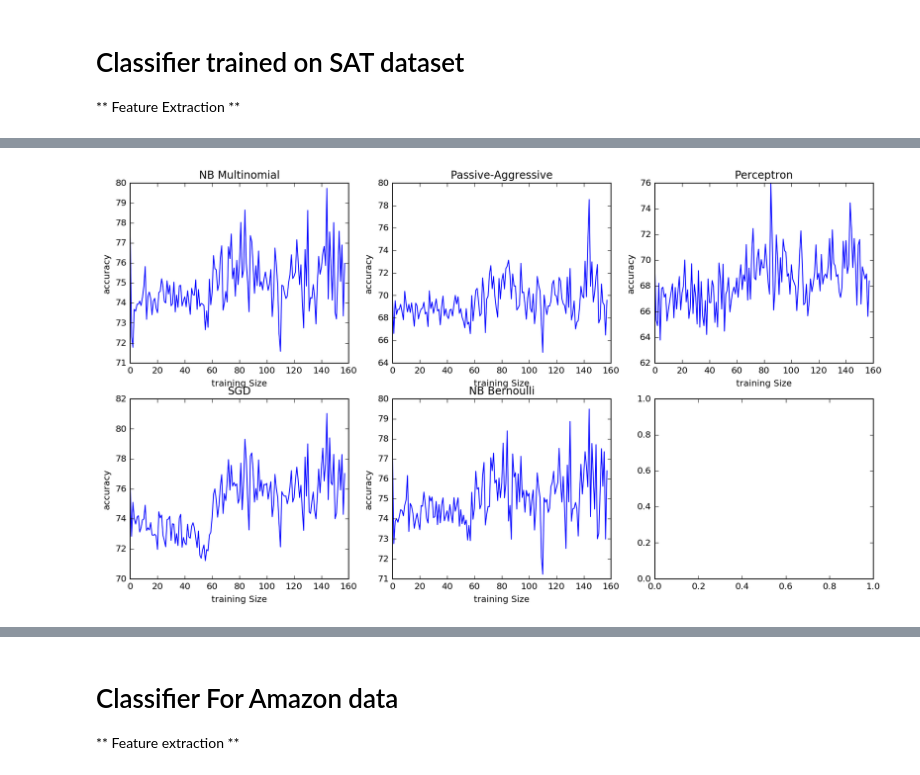
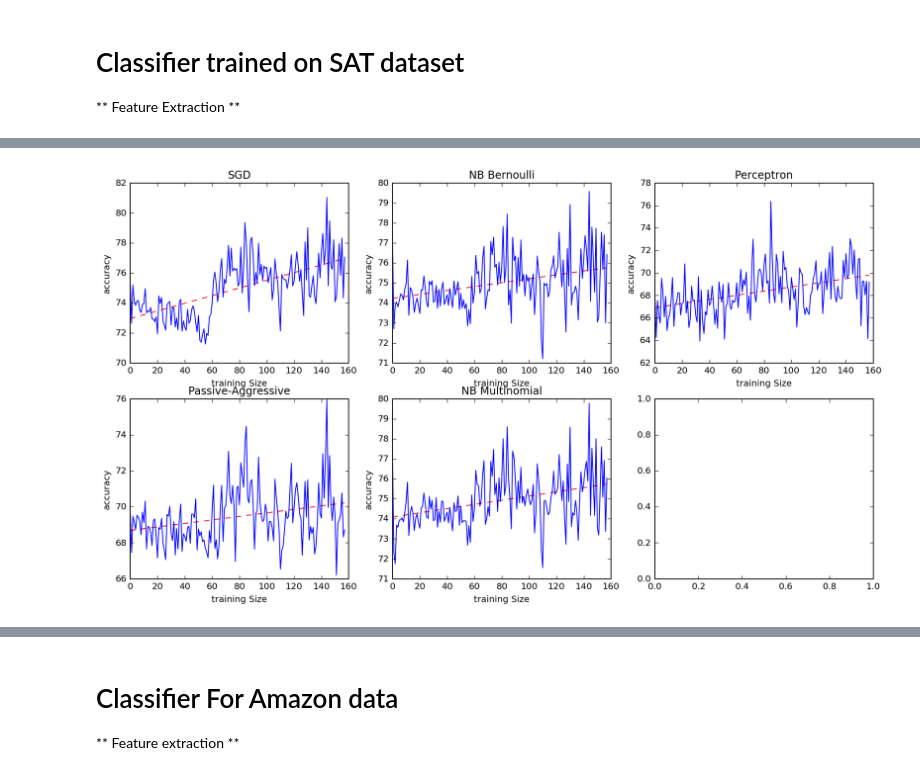
Before and after one commit to meryemwehbe/NTDS_Project, a Jupyter notebook: myProject.ipynb, the cells around one changed output, grey strips where cells are left out. Drawn from its saved outputs; the diff is of its cells as text; code cells hidden in the pictures.

```diff
--- a/myProject.ipynb
+++ b/myProject.ipynb
@@ -199,22 +151,0 @@ Type = <class 'list'>
-# %%
-positivefile = open('positive-words.txt', "r")
-positive=positivefile.read().split(";;;;;;;;;;;;;;;;;;;;;;;;;;;;;;;;;;;;;;;;;;;;;;;;;;;;;;;;;;;;;;;;;;;;;;;;;;;;")
-wordspos = positive[2].split("\n")
-wordspos=wordspos[2:]
-
-negativefile = open('negative-words.txt', "r")
-negative=negativefile.read().split(";;;;;;;;;;;;;;;;;;;;;;;;;;;;;;;;;;;;;;;;;;;;;;;;;;;;;;;;;;;;;;;;;;;;;;;;;;;;;;")
-wordsneg = negative[2].split("\n")
-wordsneg=wordsneg[2:]
-
-vocabulary_dict = []
-i = 0;
-for item in wordspos:
-    vocabulary_dict.append( [item,i])
-    i+=1
-for item in wordsneg:
-    vocabulary_dict.append( [item,i])
-    i+=1
-
-print(wordspos[0])
-print(vocabulary_dict)
@@ -299,13 +233,13 @@ minibatch_size = 10000
 # divide data into batches
 i = 0
 start = 0
-while(start < X_new.shape[0]):
-    if(start + minibatch_size < X_new.shape[0]):
-        batch = X_new[start:start+minibatch_size]
+while(start < bow_transformed.shape[0]):
+    if(start + minibatch_size < bow_transformed.shape[0]):
+        batch = bow_transformed[start:start+minibatch_size]
         batches.append(batch)
         start+=minibatch_size
     else:
-        batch = X_new[start:]
+        batch = bow_transformed[start:]
         batches.append(batch)
         start+=minibatch_size
 
@@ -321,7 +255,9 @@ partial_fit_classifiers = {
         verbose=0, warm_start=False),
     'Perceptron': Perceptron(),
     'NB Multinomial': MultinomialNB(alpha=0.01),
-    'Passive-Aggressive': PassiveAggressiveClassifier(),
+    'Passive-Aggressive': PassiveAggressiveClassifier(C=1.0, n_iter=50, shuffle=True,
+                                                      verbose=0, loss='hinge',
+                                                      warm_start=False),
     'NB Bernoulli': BernoulliNB(alpha=0.01),
 }
 
@@ -354,9 +290,6 @@ for i in range(number_minibatch):
         Y = Y_sat[k:k+minibatch_size]
     else:
         Y = Y_sat[k:]
-    print(X.shape)
-    print(len(Y))
-    print(k)
     k = k+minibatch_size
     #classifiers
     for cls_name, cls in partial_fit_classifiers.items():
@@ -379,22 +328,27 @@ NameError: name 'X_new' is not defined
 # %%
 #print(classifier_information['SGD'])
 #x = column(accuracy_info, 0)
 #y = column(accuracy_info, 1)
 #plt.plot(classifier_information['Preception'])
 from sklearn.externals import joblib
 
 joblib.dump(partial_fit_classifiers['SGD'], 'SGDClassifierOnSat.pkl')
 joblib.dump(partial_fit_classifiers['Perceptron'], 'PerceptronClassifierOnSat.pkl')
 joblib.dump(partial_fit_classifiers['NB Multinomial'], 'NBMClassifierOnSat.pkl')
 joblib.dump(partial_fit_classifiers['Passive-Aggressive'], 'PAClassifierOnSat.pkl')
 joblib.dump(partial_fit_classifiers['NB Bernoulli'], 'NBBClassifierOnSat.pkl')
+
+x = range(0,158);
 i = 0
 fig, axes = plt.subplots(2, 3, squeeze=True, figsize=(15, 8))
 for item in classifier_information:
-    axes[i//3,i%3].plot(classifier_information[item])
+    z = np.polyfit(x, classifier_information[item], 1)
+    p = np.poly1d(z)
+    axes[i//3,i%3].plot(x,p(x),"r--")
+    axes[i//3,i%3].plot(x,classifier_information[item])
     axes[i//3,i%3].set_title(item)
     axes[i//3,i%3].set_ylabel("accuracy")
     axes[i//3,i%3].set_xlabel("training Size")
     i+=1
 # %% [output]
-[figure, old version]
+[figure, new version]
```
Also changed, not shown: parts of 46 cells of this notebook.
